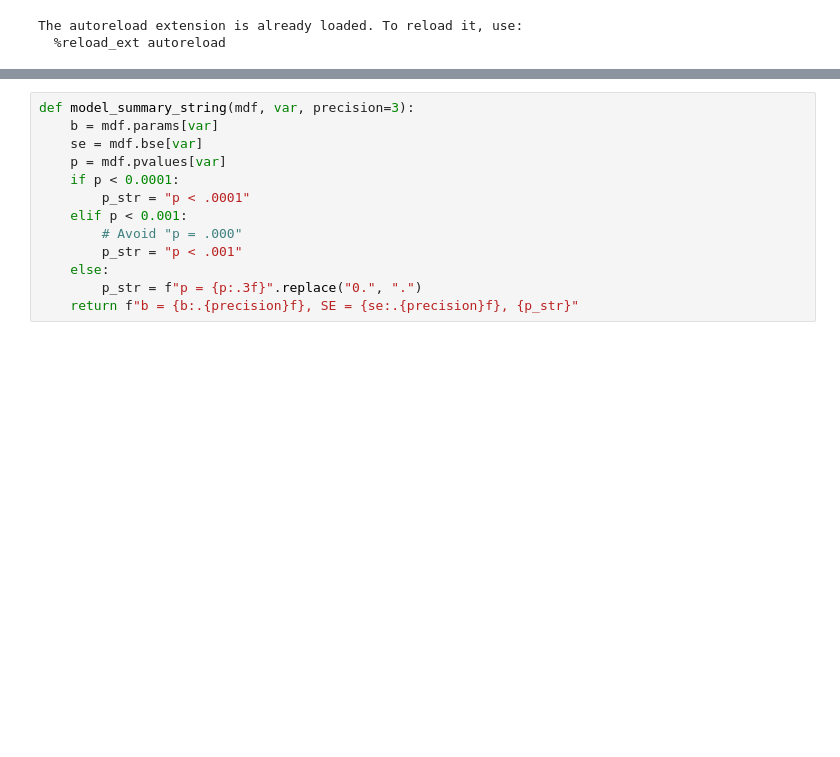
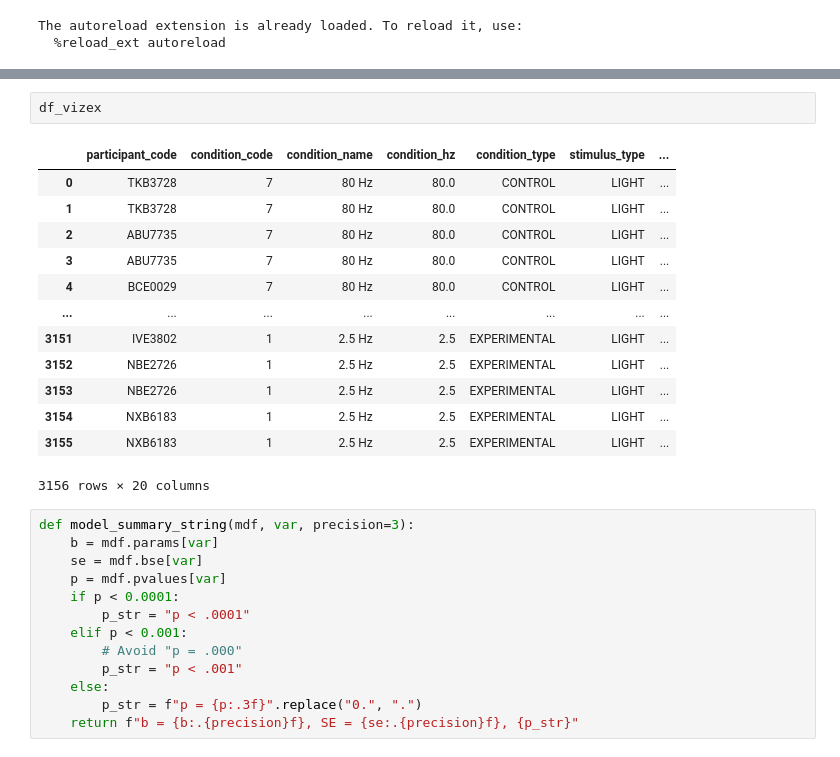
Before and after one commit to trevorhewitt/vizex_replication, a Jupyter notebook: 010_notebooks/035_feature_experimetnal_analysis.ipynb, the cells around one changed output, grey strips where cells are left out. Saved outputs shown, nothing was run; the diff lists cells and outputs as text; blank space fills up the shorter version.

Commit message:
experimental analysis fixed and updated

```diff
--- a/010_notebooks/035_feature_experimetnal_analysis.ipynb
+++ b/010_notebooks/035_feature_experimetnal_analysis.ipynb
@@ -141,3 +141,19 @@ WARNING: image_path not found for 'vizex': /home/trevorhewitt95/research/vizex_r
+# %%
+df_vizex
+# %% [output]
+|  | participant_code | condition_code | condition_name | condition_hz | condition_type | stimulus_type | ... |
+| 0 | TKB3728 | 7 | 80 Hz | 80.0 | CONTROL | LIGHT | ... |
+| 1 | TKB3728 | 7 | 80 Hz | 80.0 | CONTROL | LIGHT | ... |
+| 2 | ABU7735 | 7 | 80 Hz | 80.0 | CONTROL | LIGHT | ... |
+| 3 | ABU7735 | 7 | 80 Hz | 80.0 | CONTROL | LIGHT | ... |
+| 4 | BCE0029 | 7 | 80 Hz | 80.0 | CONTROL | LIGHT | ... |
+| ... | ... | ... | ... | ... | ... | ... | ... |
+| 3151 | IVE3802 | 1 | 2.5 Hz | 2.5 | EXPERIMENTAL | LIGHT | ... |
+| 3152 | NBE2726 | 1 | 2.5 Hz | 2.5 | EXPERIMENTAL | LIGHT | ... |
+| 3153 | NBE2726 | 1 | 2.5 Hz | 2.5 | EXPERIMENTAL | LIGHT | ... |
+| 3154 | NXB6183 | 1 | 2.5 Hz | 2.5 | EXPERIMENTAL | LIGHT | ... |
+| 3155 | NXB6183 | 1 | 2.5 Hz | 2.5 | EXPERIMENTAL | LIGHT | ... |
+3156 rows × 20 columns
 # %%
 def model_summary_string(mdf, var, precision=3):
     b = mdf.params[var]
```
Also changed, not shown: parts of 6 cells of this notebook.
